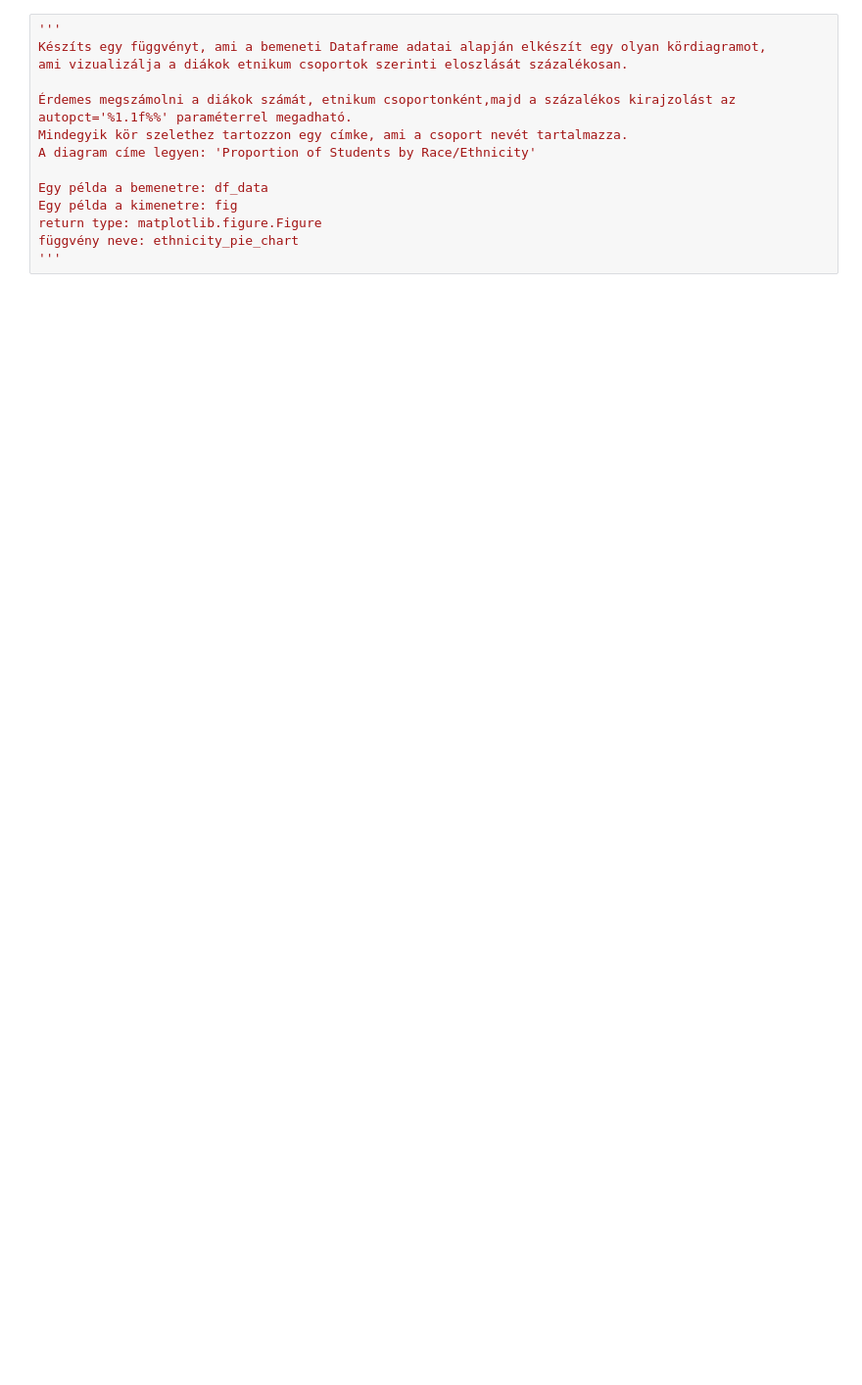
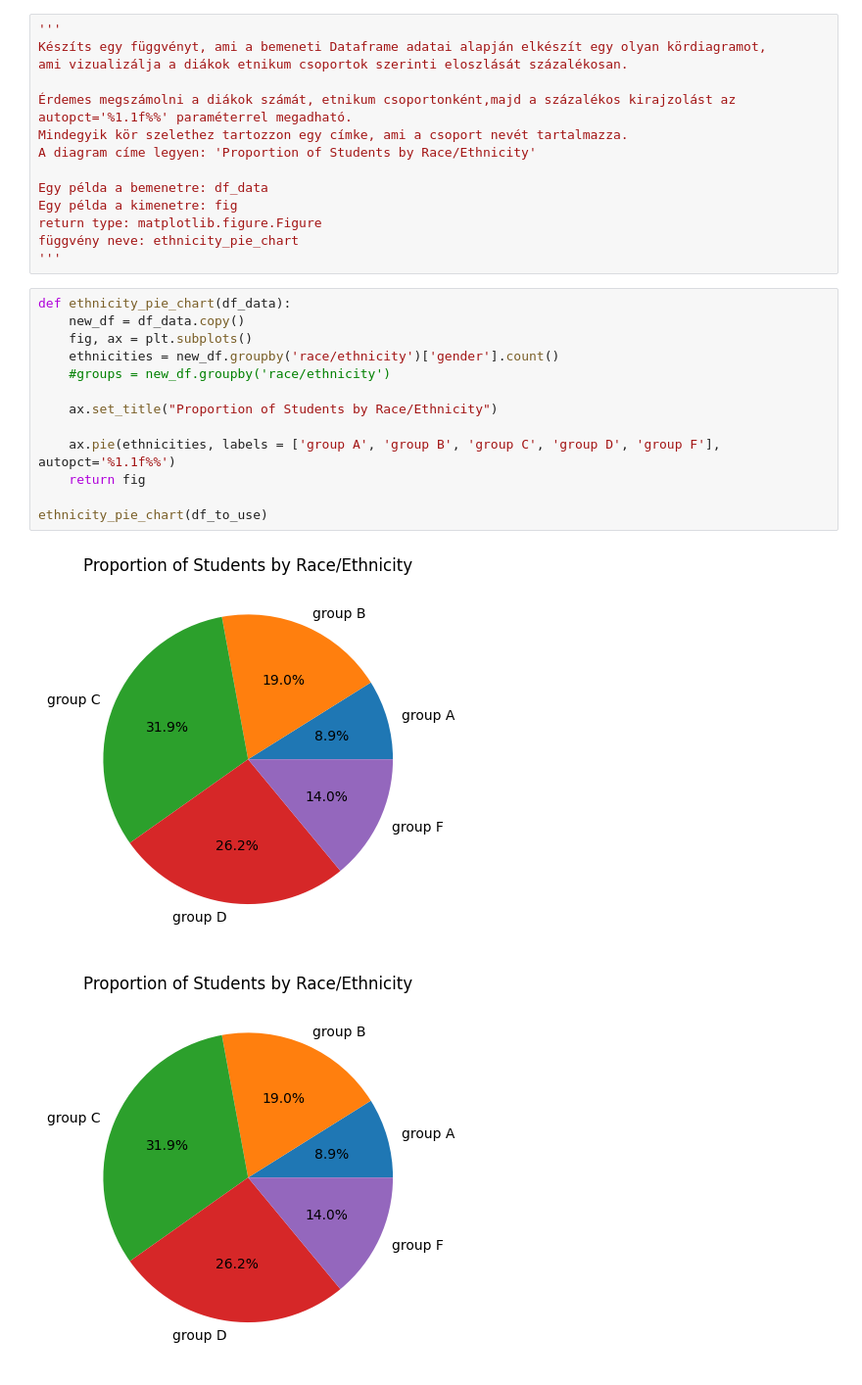
Before and after one commit to bfruzsi/BEVADAT2022232, a Jupyter notebook: HAZI/HAZI04/HAZI04.ipynb, the cells around one changed output. Shown at 98% size. Cells and saved outputs as stored; diff of their text form; blank space fills up the shorter version.

```diff
--- a/HAZI/HAZI04/HAZI04.ipynb
+++ b/HAZI/HAZI04/HAZI04.ipynb
@@ -135,3 +321,19 @@ Egy példa a kimenetre: fig
 return type: matplotlib.figure.Figure
 függvény neve: ethnicity_pie_chart
 '''
+# %%
+def ethnicity_pie_chart(df_data):
+    new_df = df_data.copy()
+    fig, ax = plt.subplots()
+    ethnicities = new_df.groupby('race/ethnicity')['gender'].count()
+    #groups = new_df.groupby('race/ethnicity')
+
+    ax.set_title("Proportion of Students by Race/Ethnicity")
+
+    ax.pie(ethnicities, labels = ['group A', 'group B', 'group C', 'group D', 'group F'], autopct='%1.1f%%')
+    return fig
+
+ethnicity_pie_chart(df_to_use)
+# %% [output]
+[figure, added]
+[figure, added]
```
Also changed, not shown: parts of 18 cells of this notebook, 1 other file.
